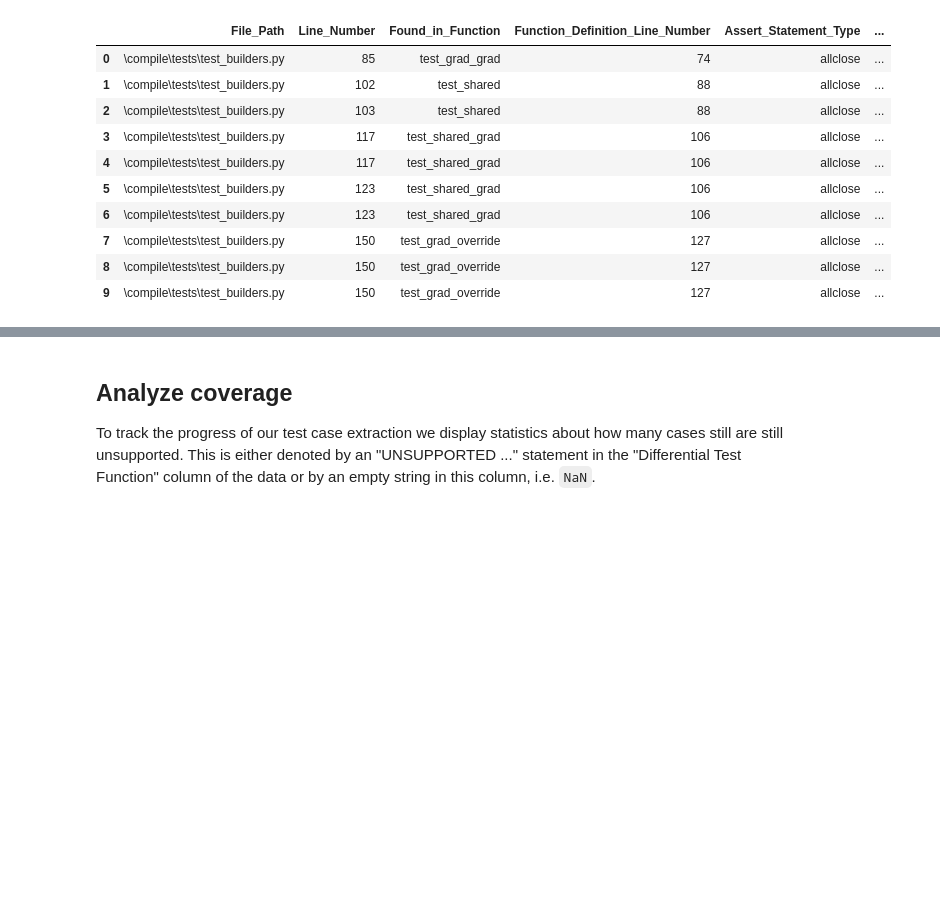
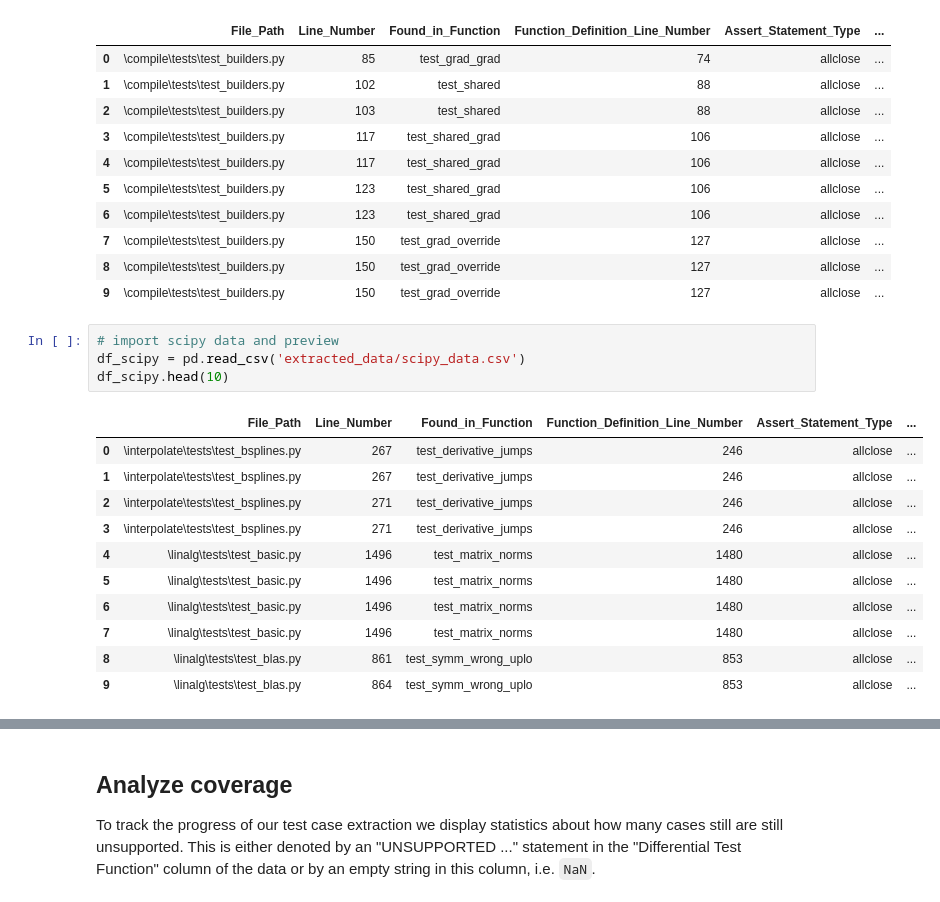
Before and after one commit to AlexanderProchnow/DLL_Testing_Tool, a Jupyter notebook: Code/1_Test_Case_Extraction_and_Analysis/2_Data_evaluation.ipynb, the cells around one changed output, grey strips where cells are left out. Cells and saved outputs as stored; diff of their text form; blank space fills up the shorter version.

```diff
--- a/Code/1_Test_Case_Extraction_and_Analysis/2_Data_evaluation.ipynb
+++ b/Code/1_Test_Case_Extraction_and_Analysis/2_Data_evaluation.ipynb
@@ -95,3 +103,19 @@ df_theano.head(10)
 | 7 | \compile\tests\test_builders.py | 150 | test_grad_override | 127 | allclose | ... |
 | 8 | \compile\tests\test_builders.py | 150 | test_grad_override | 127 | allclose | ... |
 | 9 | \compile\tests\test_builders.py | 150 | test_grad_override | 127 | allclose | ... |
+# %%
+# import scipy data and preview
+df_scipy = pd.read_csv('extracted_data/scipy_data.csv')
+df_scipy.head(10)
+# %% [output]
+|  | File_Path | Line_Number | Found_in_Function | Function_Definition_Line_Number | Assert_Statement_Type | ... |
+| 0 | \interpolate\tests\test_bsplines.py | 267 | test_derivative_jumps | 246 | allclose | ... |
+| 1 | \interpolate\tests\test_bsplines.py | 267 | test_derivative_jumps | 246 | allclose | ... |
+| 2 | \interpolate\tests\test_bsplines.py | 271 | test_derivative_jumps | 246 | allclose | ... |
+| 3 | \interpolate\tests\test_bsplines.py | 271 | test_derivative_jumps | 246 | allclose | ... |
+| 4 | \linalg\tests\test_basic.py | 1496 | test_matrix_norms | 1480 | allclose | ... |
+| 5 | \linalg\tests\test_basic.py | 1496 | test_matrix_norms | 1480 | allclose | ... |
+| 6 | \linalg\tests\test_basic.py | 1496 | test_matrix_norms | 1480 | allclose | ... |
+| 7 | \linalg\tests\test_basic.py | 1496 | test_matrix_norms | 1480 | allclose | ... |
+| 8 | \linalg\tests\test_blas.py | 861 | test_symm_wrong_uplo | 853 | allclose | ... |
+| 9 | \linalg\tests\test_blas.py | 864 | test_symm_wrong_uplo | 853 | allclose | ... |
```
Also changed, not shown: parts of 10 cells of this notebook, 5 other files.
